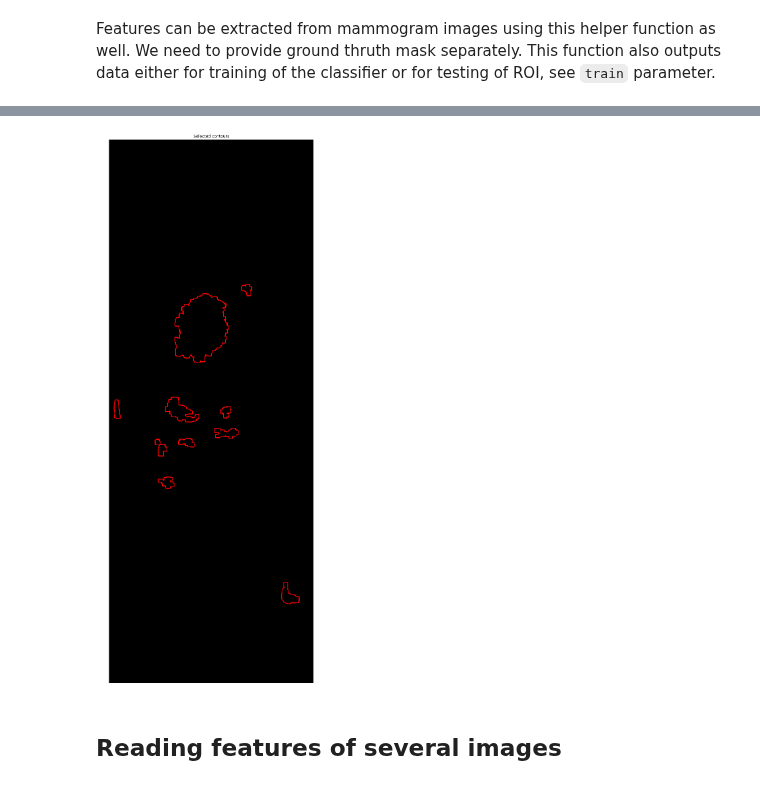
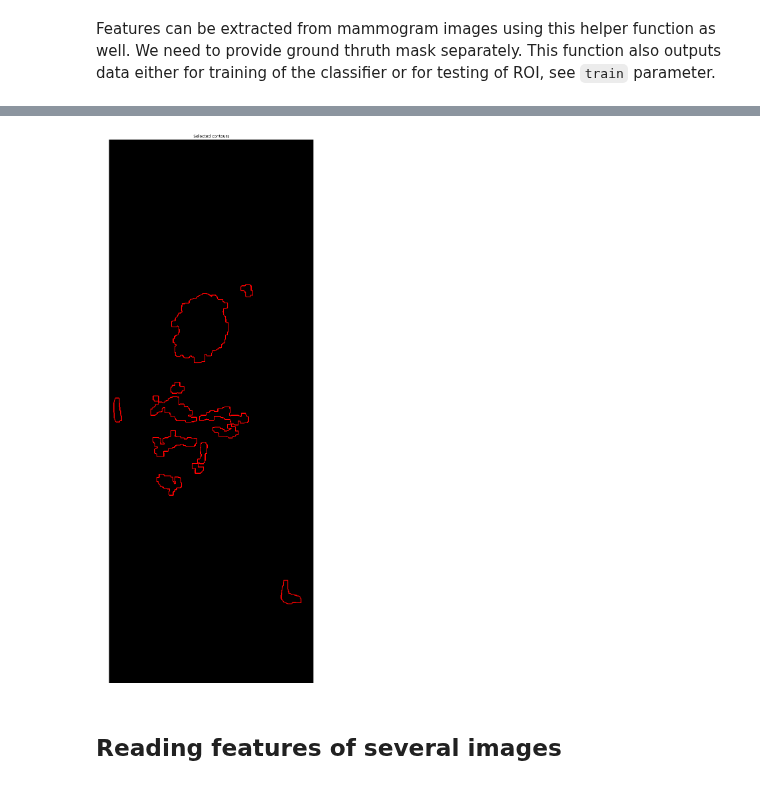
Before and after one commit to OlehKSS/IMMAS, a Jupyter notebook: examples/Features.ipynb, the cells around one changed output, grey strips where cells are left out. Saved outputs shown, nothing was run; the diff lists cells and outputs as text; code cells hidden in the pictures.

```diff
--- a/examples/Features.ipynb
+++ b/examples/Features.ipynb
@@ -142,0 +122,5 @@ features2, contours2 = get_img_features(mm.image_data)
+# %%
+# we do not provide ground truth image in here so all found contours considered as FPR
+features2, tpr, fpr, names = get_img_features(mm.image_data)
+
+print(f"Number of true positive regions {len(tpr)}, number of false positive regions {len(fpr)}")
@@ -157,13 +143,15 @@ features2
 # %%
 mm_shape = mm.image_data.shape
 
 img_color2 = np.zeros((mm_shape[0], mm_shape[1], 3), dtype='uint8')
 
-cv2.drawContours(img_color2, contours2, -1, (255,0,0), 3)
+contours_fpr2 = [r["contour"] for r in fpr]
+
+cv2.drawContours(img_color2, contours_fpr2, -1, (255,0,0), 3)
 plt.figure(figsize=(30,30))
 show_image_plt(img_color2,'Selected contours')
 # %% [output]
-[figure, old version]
+[figure, new version]
 # %% [markdown]
 ## Reading features of several images
 # %% [markdown]
```
Also changed, not shown: parts of 16 cells of this notebook, 6 other files.
